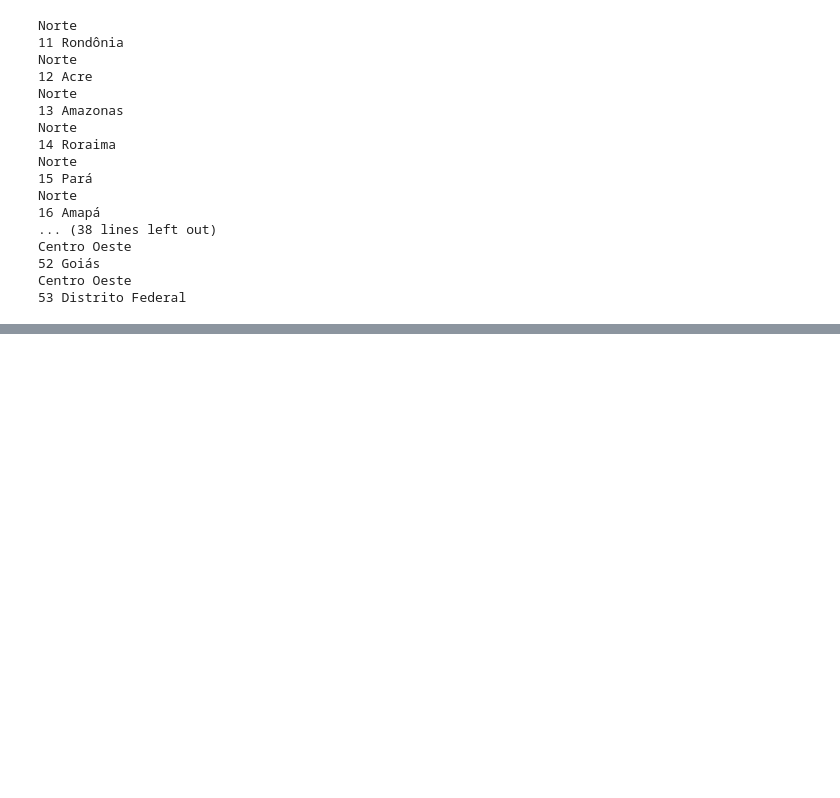
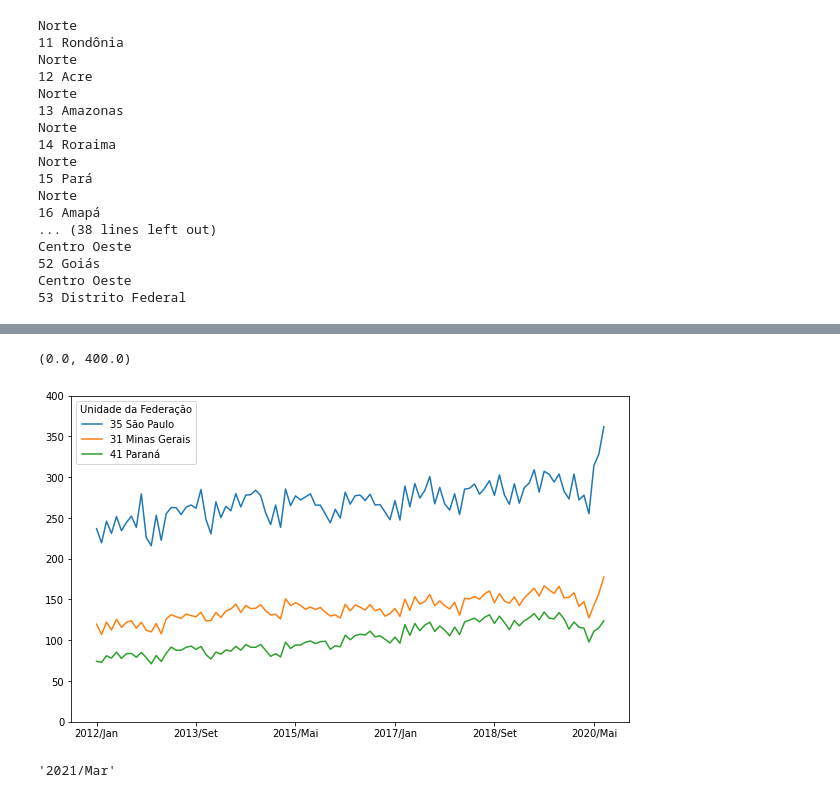
Before and after one commit to dougfeltrim/Bootcamp_Data_Science_Aplicada, a Jupyter notebook: Bootcamp_Data_Science_Aplicada.ipynb, the cells around one changed output, grey strips where cells are left out. Cells and saved outputs as stored; diff of their text form; code cells hidden in the pictures; blank space fills up the shorter version.

```diff
--- a/Bootcamp_Data_Science_Aplicada.ipynb
+++ b/Bootcamp_Data_Science_Aplicada.ipynb
@@ -313,0 +336,11 @@ Centro Oeste
+# %%
+ordenado_por_total[meses_filtrados].head(3).T.plot(figsize=(10,6))
+plt.ylim(0,400)
+# %% [output]
+(0.0, 400.0)
+[figure, added]
+# %%
+mes_mais_recente = ordenado_por_total.columns[-1]
+mes_mais_recente
+# %% [output]
+'2021/Mar'
```
Also changed, not shown: parts of 10 cells of this notebook.
